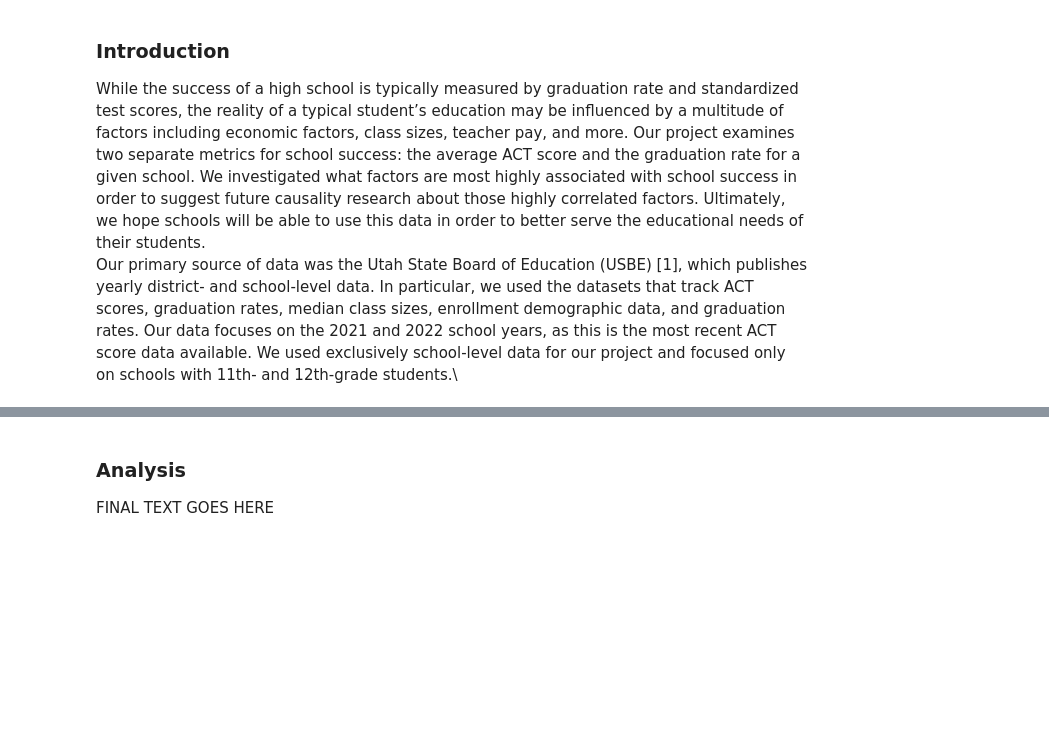
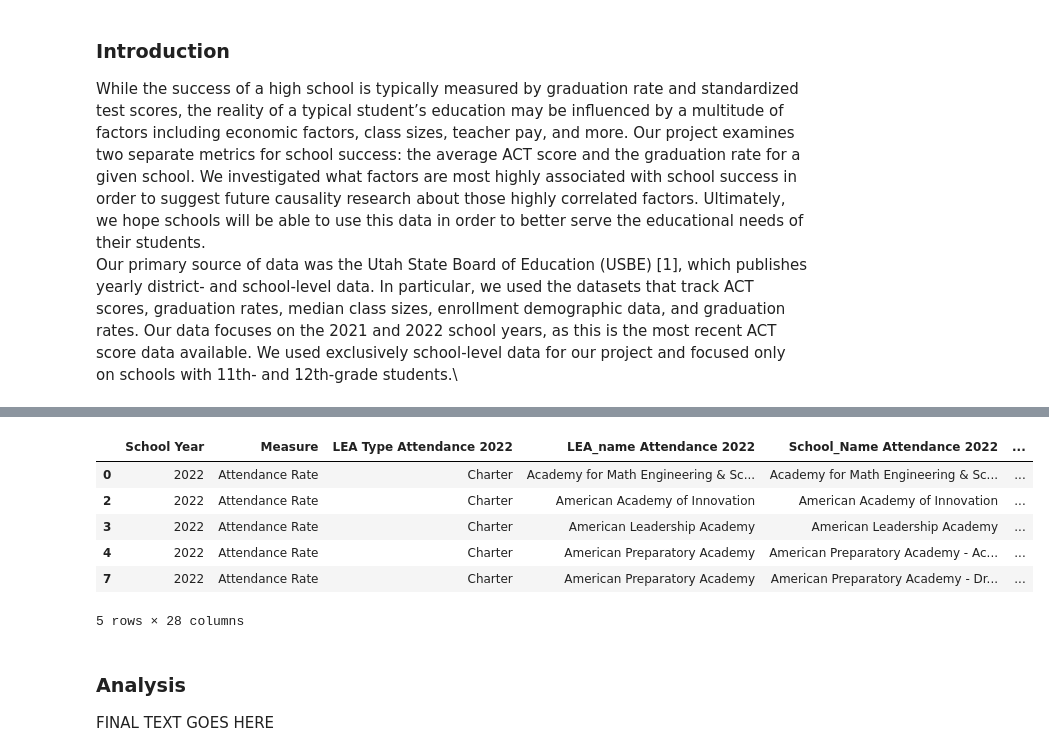
Before and after one commit to addmelo/volume3-project, a Jupyter notebook: Volume 3 Data Project Scratch.ipynb, the cells around one changed output, grey strips where cells are left out. Cells and saved outputs as stored; diff of their text form; code cells hidden in the pictures; blank space fills up the shorter version.

Commit message:
pushed data

```diff
--- a/Volume 3 Data Project Scratch.ipynb
+++ b/Volume 3 Data Project Scratch.ipynb
@@ -23,3 +21,40 @@ FINAL TEXT GOES HERE
+# %%
+#Data cleaning code example
+#Drop data that isn't grades 9-12
+attendance_22 = pd.read_excel('Data/2022Attendance.xlsx',sheet_name='By School')
+attendance_22_short = attendance_22.copy()
+attendance_22_short.drop(attendance_22_short.filter(regex='Grade [1-8]$').columns, axis=1,inplace=True)
+attendance_22_short.drop(columns=['Kindergarten'],inplace=True)
+attendance_22_short.dropna(subset=['Grade 12'],inplace=True)
+# attendance_22_short.dropna(subset=['Grade 9','Grade 10','Grade 11','Grade 12'],inplace=True)
+#Fill any missing attendance data with the "overall" attendance data
+for col in attendance_22_short.columns[7:]:
+    attendance_22_short[col] = attendance_22_short[col].fillna(attendance_22_short['K-12 Overall'])
+
+#Rename columns
+attendance_22_short.rename(columns={'K-12 Overall':'Overall'},inplace=True)
+columns_rename = dict()
+for col in attendance_22_short.columns[2:]:
+    columns_rename[col] = f'{col} Attendance 2022'
+attendance_22_short.rename(columns=columns_rename,inplace=True)
+
+#Add a AVG minority attendance column:
+minorities = list(attendance_22_short.columns[7:])
+minorities.remove('White Attendance 2022')
+minorities.remove('Female Attendance 2022')
+minorities.remove('Male Attendance 2022')
+
+attendance_22_short['Avg Minority Attendance 2022'] = attendance_22_short[minorities].sum(axis=1)/len(minorities)
+
+attendance_22_short.head()
+# %% [output]
+|  | School Year | Measure | LEA Type Attendance 2022 | LEA_name Attendance 2022 | School_Name Attendance 2022 | ... |
+| 0 | 2022 | Attendance Rate | Charter | Academy for Math Engineering & Sc... | Academy for Math Engineering & Sc... | ... |
+| 2 | 2022 | Attendance Rate | Charter | American Academy of Innovation | American Academy of Innovation | ... |
+| 3 | 2022 | Attendance Rate | Charter | American Leadership Academy | American Leadership Academy | ... |
+| 4 | 2022 | Attendance Rate | Charter | American Preparatory Academy | American Preparatory Academy - Ac... | ... |
+| 7 | 2022 | Attendance Rate | Charter | American Preparatory Academy | American Preparatory Academy - Dr... | ... |
+5 rows × 28 columns
 # %% [markdown]
 ### **Analysis**
 FINAL TEXT GOES HERE
```
Also changed, not shown: parts of 3 cells of this notebook.
